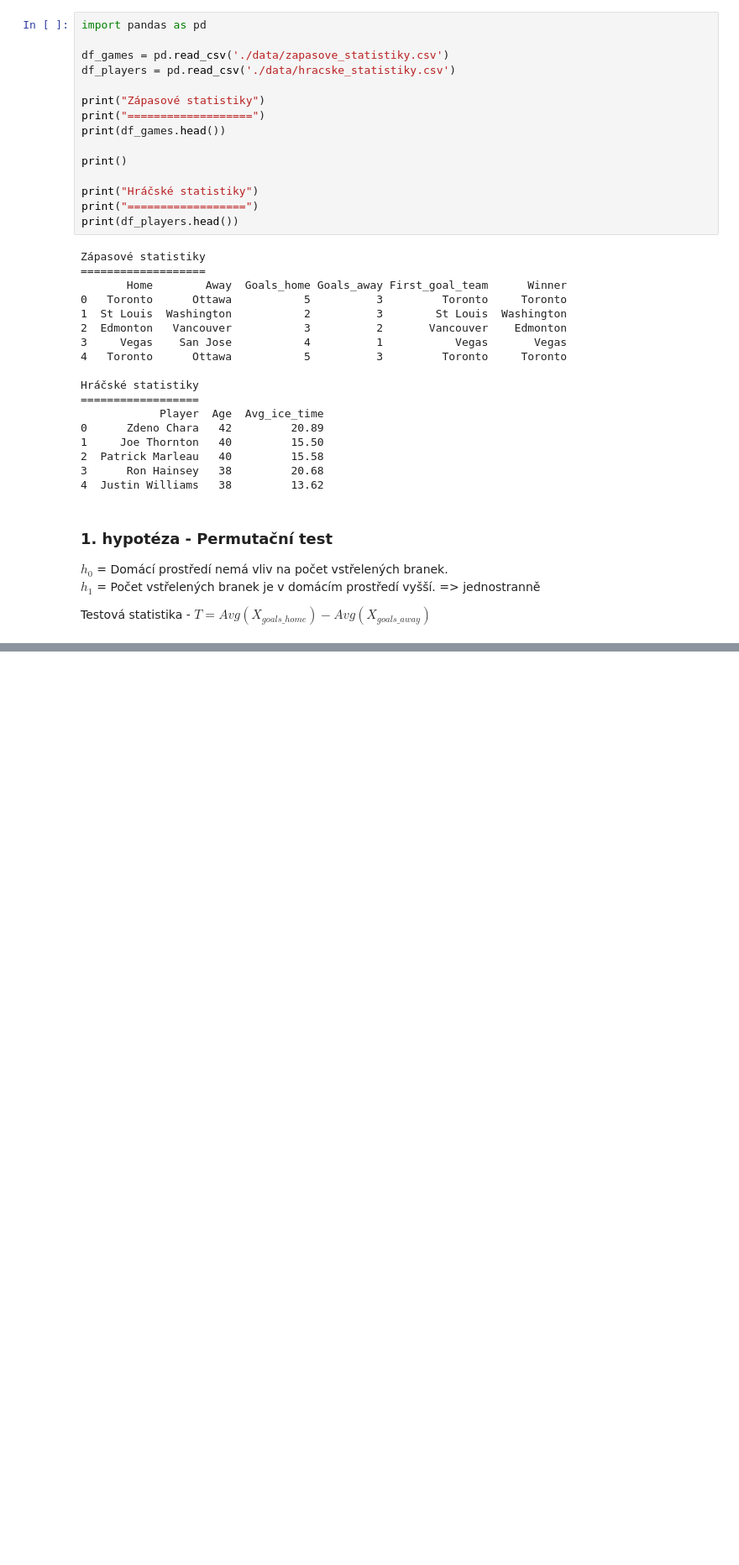
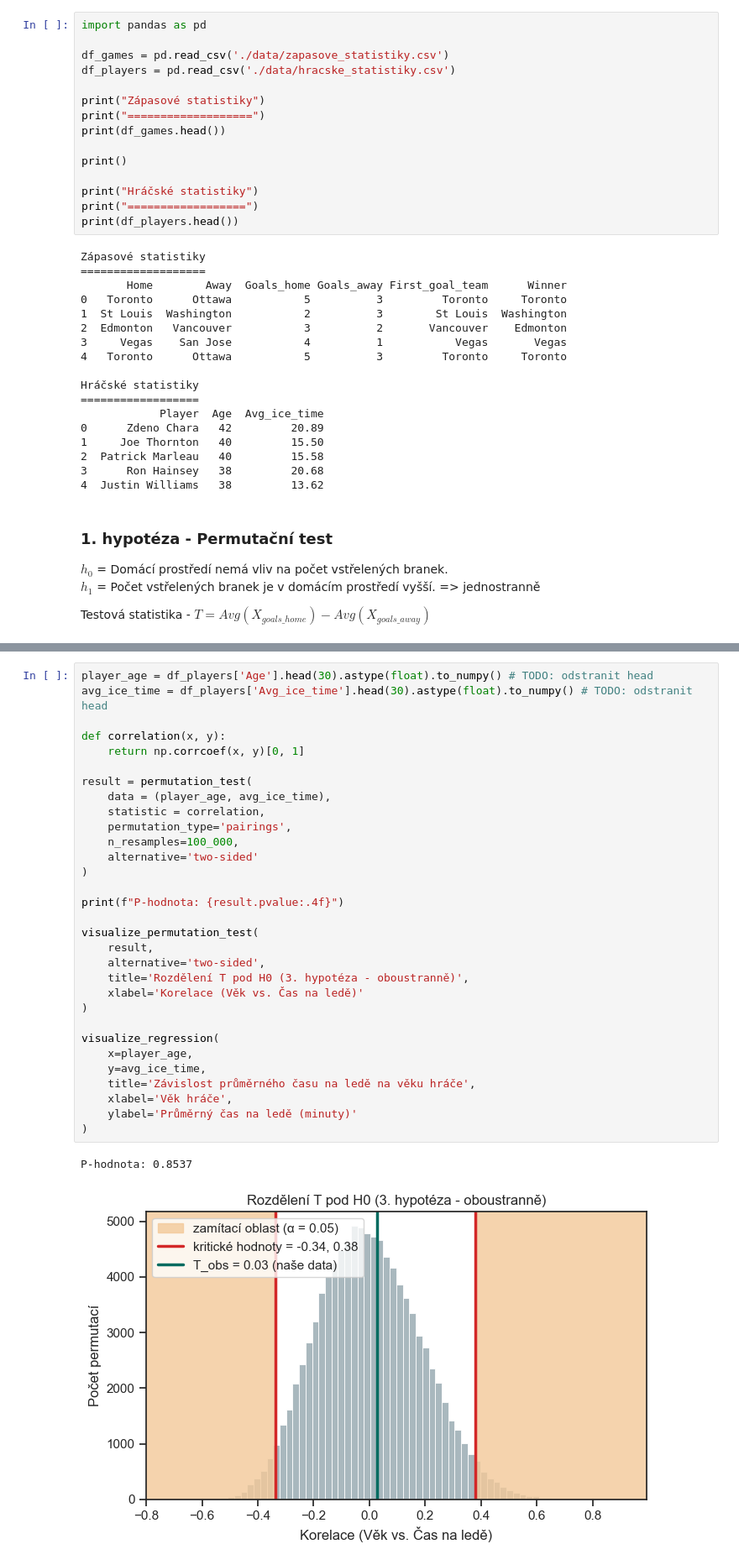
Before and after one commit to honzabenes/NMAI059_PaSt, a Jupyter notebook: statisticky_projekt/statisticky_projekt.ipynb, the cells around one changed output, grey strips where cells are left out. Shown at 84% size. Drawn from its saved outputs; the diff is of its cells as text; blank space fills up the shorter version.

```diff
--- a/statisticky_projekt/statisticky_projekt.ipynb
+++ b/statisticky_projekt/statisticky_projekt.ipynb
@@ -117,0 +134,34 @@ P-hodnota: 0.0288
+# %%
+player_age = df_players['Age'].head(30).astype(float).to_numpy() # TODO: odstranit head
+avg_ice_time = df_players['Avg_ice_time'].head(30).astype(float).to_numpy() # TODO: odstranit head
+
+def correlation(x, y):
+    return np.corrcoef(x, y)[0, 1]
+
+result = permutation_test(
+    data = (player_age, avg_ice_time),
+    statistic = correlation,
+    permutation_type='pairings',
+    n_resamples=100_000,
+    alternative='two-sided'
+)
+
+print(f"P-hodnota: {result.pvalue:.4f}")
+
+visualize_permutation_test(
+    result,
+    alternative='two-sided',
+    title='Rozdělení T pod H0 (3. hypotéza - oboustranně)',
+    xlabel='Korelace (Věk vs. Čas na ledě)'
+)
+
+visualize_regression(
+    x=player_age,
+    y=avg_ice_time,
+    title='Závislost průměrného času na ledě na věku hráče',
+    xlabel='Věk hráče',
+    ylabel='Průměrný čas na ledě (minuty)'
+)
+# %% [output]
+P-hodnota: 0.8537
+[figure, added]
```
Also changed, not shown: parts of 5 cells of this notebook, 3 other files.
